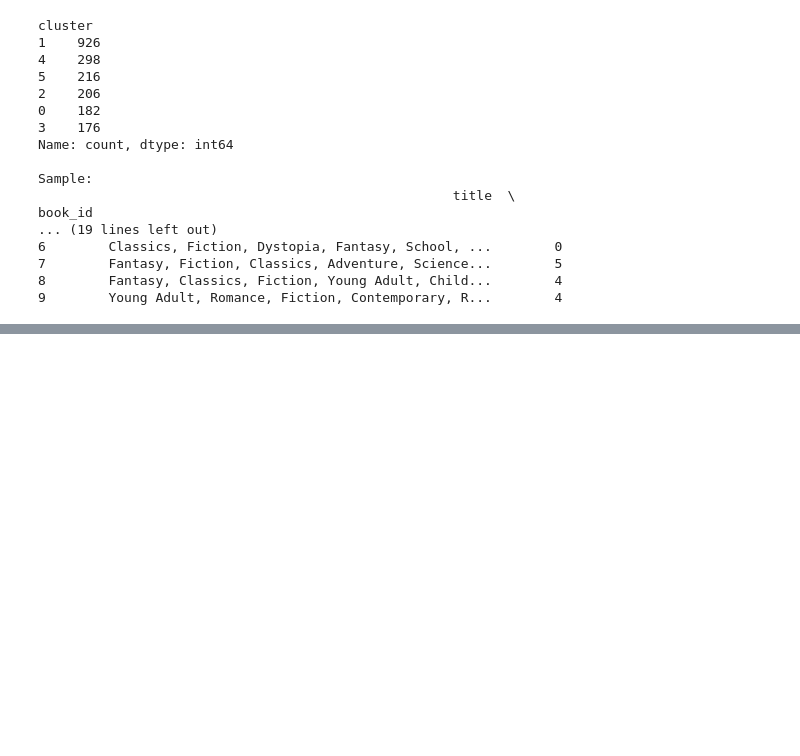
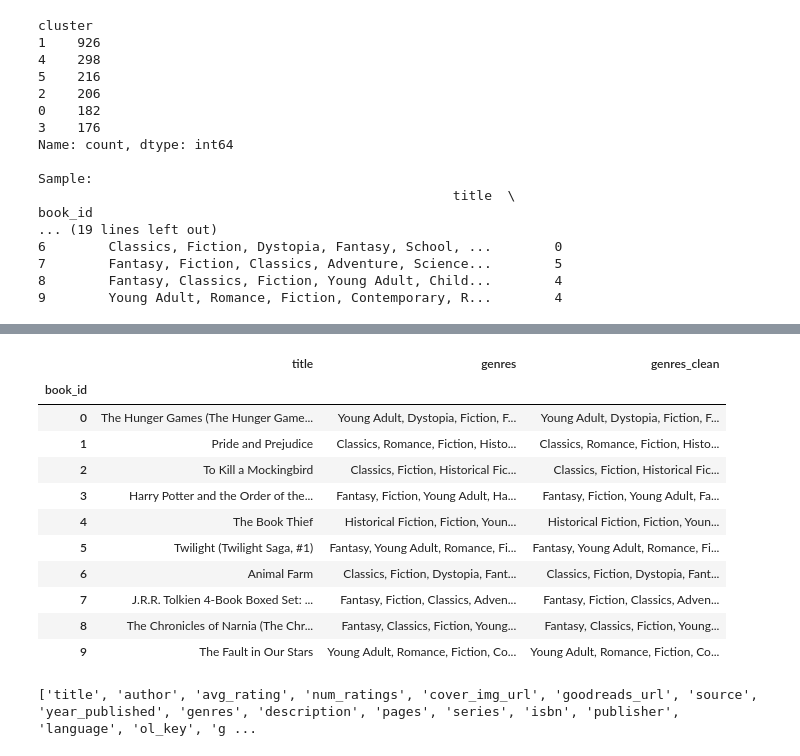
Before and after one commit to Hina-Haq/Reading_Room, a Jupyter notebook: 02. Notebooks/prep_ML.ipynb, the cells around one changed output, grey strips where cells are left out. Saved outputs shown, nothing was run; the diff lists cells and outputs as text; code cells hidden in the pictures; blank space fills up the shorter version.

Commit message:
genre_clean column add

```diff
--- a/02. Notebooks/prep_ML.ipynb
+++ b/02. Notebooks/prep_ML.ipynb
@@ -1372,3 +1362,31 @@ books.head()
+# %%
+# adding genre_list column to the original dataframe for standardize display of genres
+# Add clean genres as a new column
+def join_genres(genre_list):
+    return ', '.join(genre_list)
+
+books['genres_clean'] = books_model['genres_list'].apply(join_genres)
+
+# Check result
+books[['title', 'genres', 'genres_clean']].head(10)
+# %% [output]
+|  | title | genres | genres_clean |
+| book_id |  |  |  |
+| 0 | The Hunger Games (The Hunger Game... | Young Adult, Dystopia, Fiction, F... | Young Adult, Dystopia, Fiction, F... |
+| 1 | Pride and Prejudice | Classics, Romance, Fiction, Histo... | Classics, Romance, Fiction, Histo... |
+| 2 | To Kill a Mockingbird | Classics, Fiction, Historical Fic... | Classics, Fiction, Historical Fic... |
+| 3 | Harry Potter and the Order of the... | Fantasy, Fiction, Young Adult, Ha... | Fantasy, Fiction, Young Adult, Fa... |
+| 4 | The Book Thief | Historical Fiction, Fiction, Youn... | Historical Fiction, Fiction, Youn... |
+| 5 | Twilight (Twilight Saga, #1) | Fantasy, Young Adult, Romance, Fi... | Fantasy, Young Adult, Romance, Fi... |
+| 6 | Animal Farm | Classics, Fiction, Dystopia, Fant... | Classics, Fiction, Dystopia, Fant... |
+| 7 | J.R.R. Tolkien 4-Book Boxed Set: ... | Fantasy, Fiction, Classics, Adven... | Fantasy, Fiction, Classics, Adven... |
+| 8 | The Chronicles of Narnia (The Chr... | Fantasy, Classics, Fiction, Young... | Fantasy, Classics, Fiction, Young... |
+| 9 | The Fault in Our Stars | Young Adult, Romance, Fiction, Co... | Young Adult, Romance, Fiction, Co... |
+# %%
+# checking columns to make sure the right ones were dropped
+print(books.columns.tolist())
+# %% [output]
+['title', 'author', 'avg_rating', 'num_ratings', 'cover_img_url', 'goodreads_url', 'source', 'year_published', 'genres', 'description', 'pages', 'series', 'isbn', 'publisher', 'language', 'ol_key', 'g ...
 # %%
 # exporting the final dataframe with clusters
 books.to_csv('../01. Data/books_with_clusters.csv', index=True)
```
Also changed, not shown: parts of 1 cell of this notebook, 1 other file.
